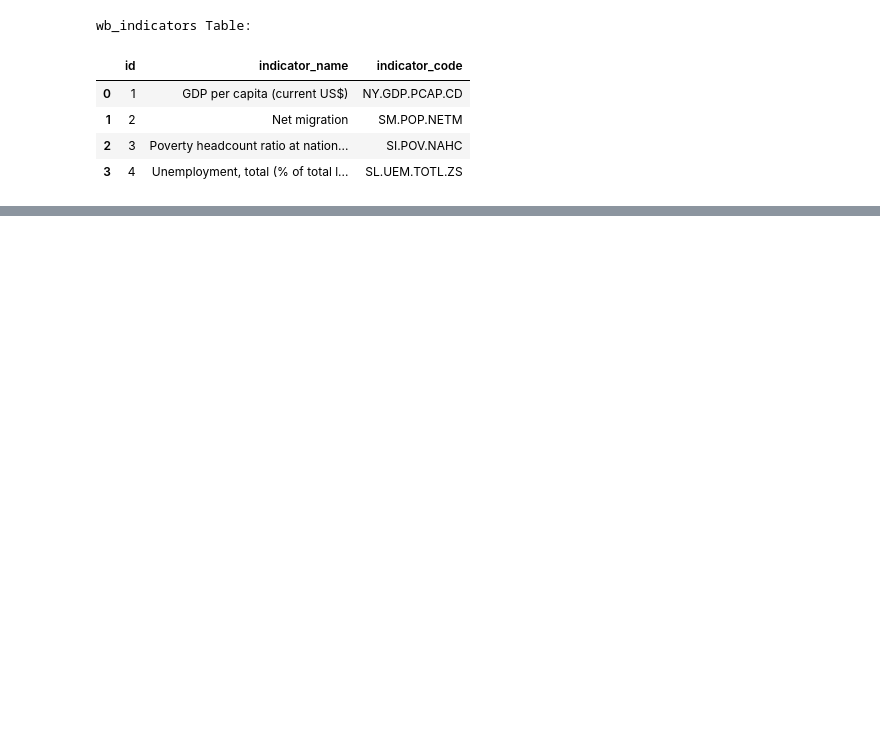
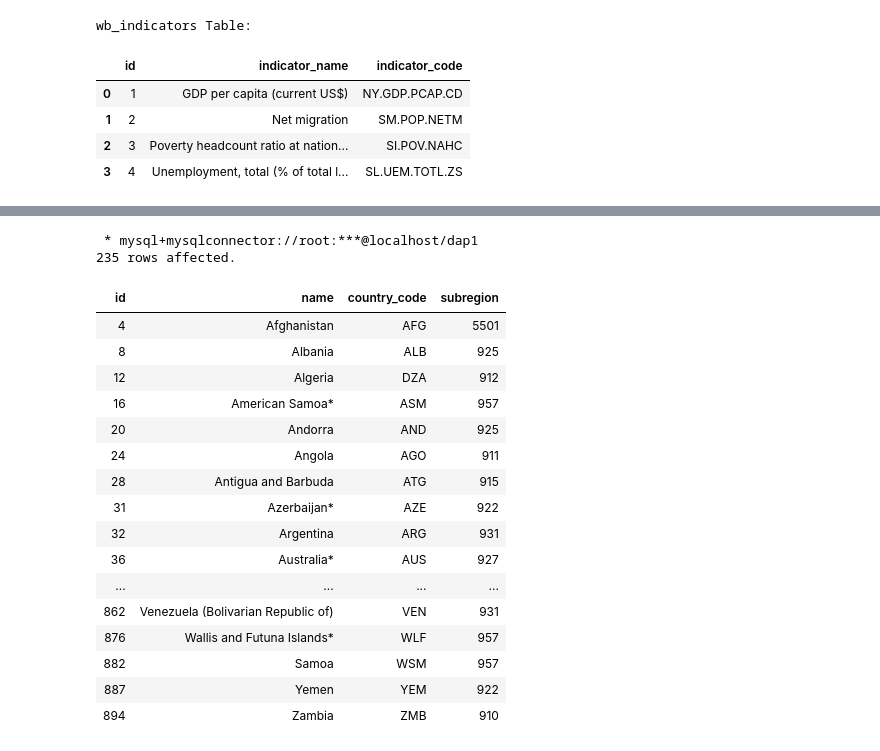
Before and after one commit to jsruano/dap1_migration_analysis, a Jupyter notebook: notebooks/2.2.3. Data preparation, configuration and data import.ipynb, the cells around one changed output, grey strips where cells are left out. Saved outputs shown, nothing was run; the diff lists cells and outputs as text; code cells hidden in the pictures; blank space fills up the shorter version.

```diff
--- a/notebooks/2.2.3. Data preparation, configuration and data import.ipynb
+++ b/notebooks/2.2.3. Data preparation, configuration and data import.ipynb
@@ -590,0 +552,23 @@ un_migration_stock Table:
+# %%
+%%sql
+SELECT * FROM un_countries;
+# %% [output]
+ * mysql+mysqlconnector://root:***@localhost/dap1
+235 rows affected.
+| id | name | country_code | subregion |
+| 4 | Afghanistan | AFG | 5501 |
+| 8 | Albania | ALB | 925 |
+| 12 | Algeria | DZA | 912 |
+| 16 | American Samoa* | ASM | 957 |
+| 20 | Andorra | AND | 925 |
+| 24 | Angola | AGO | 911 |
+| 28 | Antigua and Barbuda | ATG | 915 |
+| 31 | Azerbaijan* | AZE | 922 |
+| 32 | Argentina | ARG | 931 |
+| 36 | Australia* | AUS | 927 |
+| ... | ... | ... | ... |
+| 862 | Venezuela (Bolivarian Republic of) | VEN | 931 |
+| 876 | Wallis and Futuna Islands* | WLF | 957 |
+| 882 | Samoa | WSM | 957 |
+| 887 | Yemen | YEM | 922 |
+| 894 | Zambia | ZMB | 910 |
```
Also changed, not shown: parts of 9 cells of this notebook, 1 other file.
